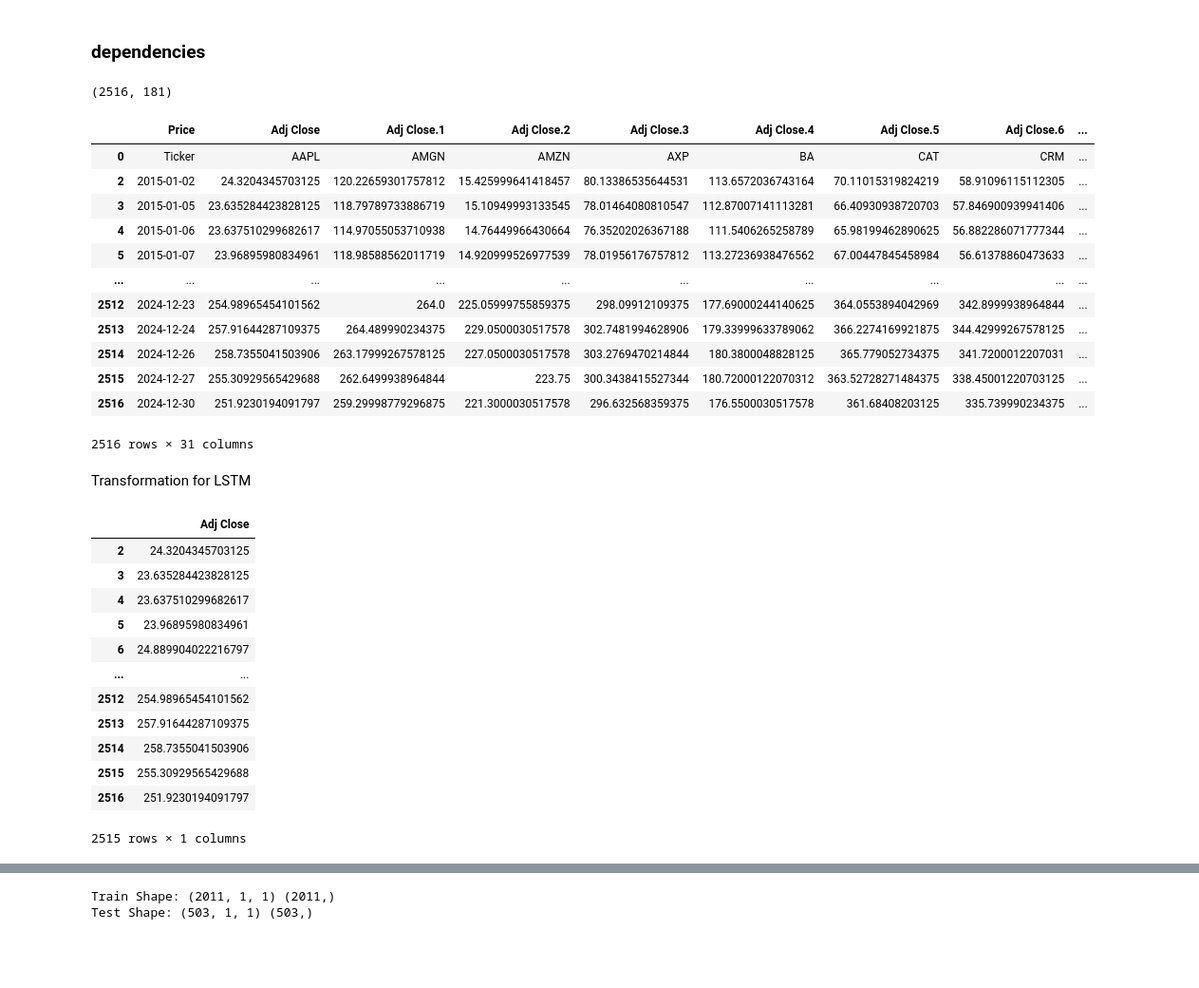
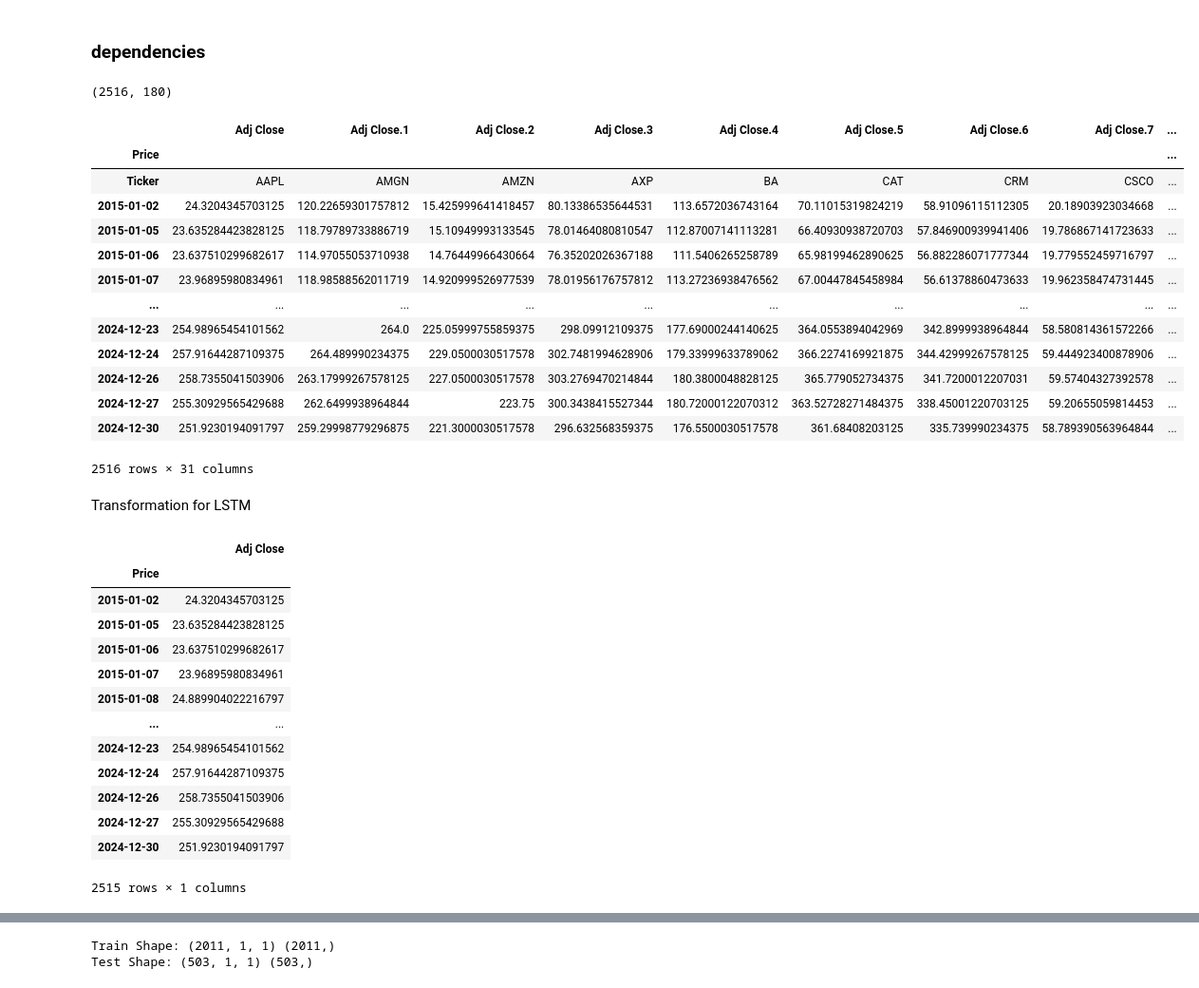
Before and after one commit to xavsant/multimodal_stockprice_prediction, a Jupyter notebook: notebooks/experiments/lstmstuff.ipynb, the cells around one changed output, grey strips where cells are left out. Shown at 95% size. Cells and saved outputs as stored; diff of their text form; code cells hidden in the pictures; blank space fills up the shorter version.

Commit message:
small readjustment to change index into datetime index

```diff
--- a/notebooks/experiments/lstmstuff.ipynb
+++ b/notebooks/experiments/lstmstuff.ipynb
@@ -25,26 +25,27 @@ target_variable = 'Adj Close'
 lag_steps = 1
 # %%
 
-df = read_csv('../../data/clean/djia_stock_data.csv')
+df = read_csv('../../data/clean/djia_stock_data.csv',index_col=0)
 df.dropna(inplace=True)
 print(df.shape)
 df = df.iloc[:,:31]
 # isolating all the adjclose
 df
 # %% [output]
-(2516, 181)
+(2516, 180)
-|  | Price | Adj Close | Adj Close.1 | Adj Close.2 | Adj Close.3 | Adj Close.4 | Adj Close.5 | Adj Close.6 | ... |
-| 0 | Ticker | AAPL | AMGN | AMZN | AXP | BA | CAT | CRM | ... |
-| 2 | 2015-01-02 | 24.3204345703125 | 120.22659301757812 | 15.425999641418457 | 80.13386535644531 | 113.6572036743164 | 70.11015319824219 | 58.91096115112305 | ... |
-| 3 | 2015-01-05 | 23.635284423828125 | 118.79789733886719 | 15.10949993133545 | 78.01464080810547 | 112.87007141113281 | 66.40930938720703 | 57.846900939941406 | ... |
-| 4 | 2015-01-06 | 23.637510299682617 | 114.97055053710938 | 14.76449966430664 | 76.35202026367188 | 111.5406265258789 | 65.98199462890625 | 56.882286071777344 | ... |
-| 5 | 2015-01-07 | 23.96895980834961 | 118.98588562011719 | 14.920999526977539 | 78.01956176757812 | 113.27236938476562 | 67.00447845458984 | 56.61378860473633 | ... |
+|  | Adj Close | Adj Close.1 | Adj Close.2 | Adj Close.3 | Adj Close.4 | Adj Close.5 | Adj Close.6 | Adj Close.7 | ... |
+| Price |  |  |  |  |  |  |  |  | ... |
+| Ticker | AAPL | AMGN | AMZN | AXP | BA | CAT | CRM | CSCO | ... |
+| 2015-01-02 | 24.3204345703125 | 120.22659301757812 | 15.425999641418457 | 80.13386535644531 | 113.6572036743164 | 70.11015319824219 | 58.91096115112305 | 20.18903923034668 | ... |
+| 2015-01-05 | 23.635284423828125 | 118.79789733886719 | 15.10949993133545 | 78.01464080810547 | 112.87007141113281 | 66.40930938720703 | 57.846900939941406 | 19.786867141723633 | ... |
+| 2015-01-06 | 23.637510299682617 | 114.97055053710938 | 14.76449966430664 | 76.35202026367188 | 111.5406265258789 | 65.98199462890625 | 56.882286071777344 | 19.779552459716797 | ... |
+| 2015-01-07 | 23.96895980834961 | 118.98588562011719 | 14.920999526977539 | 78.01956176757812 | 113.27236938476562 | 67.00447845458984 | 56.61378860473633 | 19.962358474731445 | ... |
 | ... | ... | ... | ... | ... | ... | ... | ... | ... | ... |
-| 2512 | 2024-12-23 | 254.98965454101562 | 264.0 | 225.05999755859375 | 298.09912109375 | 177.69000244140625 | 364.0553894042969 | 342.8999938964844 | ... |
-| 2513 | 2024-12-24 | 257.91644287109375 | 264.489990234375 | 229.0500030517578 | 302.7481994628906 | 179.33999633789062 | 366.2274169921875 | 344.42999267578125 | ... |
-| 2514 | 2024-12-26 | 258.7355041503906 | 263.17999267578125 | 227.0500030517578 | 303.2769470214844 | 180.3800048828125 | 365.779052734375 | 341.7200012207031 | ... |
-| 2515 | 2024-12-27 | 255.30929565429688 | 262.6499938964844 | 223.75 | 300.3438415527344 | 180.72000122070312 | 363.52728271484375 | 338.45001220703125 | ... |
-| 2516 | 2024-12-30 | 251.9230194091797 | 259.29998779296875 | 221.3000030517578 | 296.632568359375 | 176.5500030517578 | 361.68408203125 | 335.739990234375 | ... |
+| 2024-12-23 | 254.98965454101562 | 264.0 | 225.05999755859375 | 298.09912109375 | 177.69000244140625 | 364.0553894042969 | 342.8999938964844 | 58.580814361572266 | ... |
+| 2024-12-24 | 257.91644287109375 | 264.489990234375 | 229.0500030517578 | 302.7481994628906 | 179.33999633789062 | 366.2274169921875 | 344.42999267578125 | 59.444923400878906 | ... |
+| 2024-12-26 | 258.7355041503906 | 263.17999267578125 | 227.0500030517578 | 303.2769470214844 | 180.3800048828125 | 365.779052734375 | 341.7200012207031 | 59.57404327392578 | ... |
+| 2024-12-27 | 255.30929565429688 | 262.6499938964844 | 223.75 | 300.3438415527344 | 180.72000122070312 | 363.52728271484375 | 338.45001220703125 | 59.20655059814453 | ... |
+| 2024-12-30 | 251.9230194091797 | 259.29998779296875 | 221.3000030517578 | 296.632568359375 | 176.5500030517578 | 361.68408203125 | 335.739990234375 | 58.789390563964844 | ... |
 2516 rows × 31 columns
 # %% [markdown]
 Transformation for LSTM
@@ -93,22 +94,25 @@ def time_series_to_lstm(df, target_variable, lag_steps=1, dropna=True, fill='ffi
 
     return df_transformed
 # %%
-newDfForApple = df[['Adj Close']].rename(columns={'Adj Close': 'AAPL'})
-newDfForApple.drop(index=0, inplace=True)
+newDfForApple = df[['Adj Close']]
+newDfForApple = newDfForApple.drop(index = newDfForApple.index[0])
+
+# newDfForApple.drop(newDfForApple.index[0], inplace=True)
 newDfForApple
 # %% [output]
 |  | Adj Close |
-| 2 | 24.3204345703125 |
-| 3 | 23.635284423828125 |
-| 4 | 23.637510299682617 |
-| 5 | 23.96895980834961 |
-| 6 | 24.889904022216797 |
+| Price |  |
+| 2015-01-02 | 24.3204345703125 |
+| 2015-01-05 | 23.635284423828125 |
+| 2015-01-06 | 23.637510299682617 |
+| 2015-01-07 | 23.96895980834961 |
+| 2015-01-08 | 24.889904022216797 |
 | ... | ... |
-| 2512 | 254.98965454101562 |
-| 2513 | 257.91644287109375 |
-| 2514 | 258.7355041503906 |
-| 2515 | 255.30929565429688 |
-| 2516 | 251.9230194091797 |
+| 2024-12-23 | 254.98965454101562 |
+| 2024-12-24 | 257.91644287109375 |
+| 2024-12-26 | 258.7355041503906 |
+| 2024-12-27 | 255.30929565429688 |
+| 2024-12-30 | 251.9230194091797 |
 2515 rows × 1 columns
 # %%
 # lets do apple only
```
Also changed, not shown: parts of 2 cells of this notebook, 1 other file.
